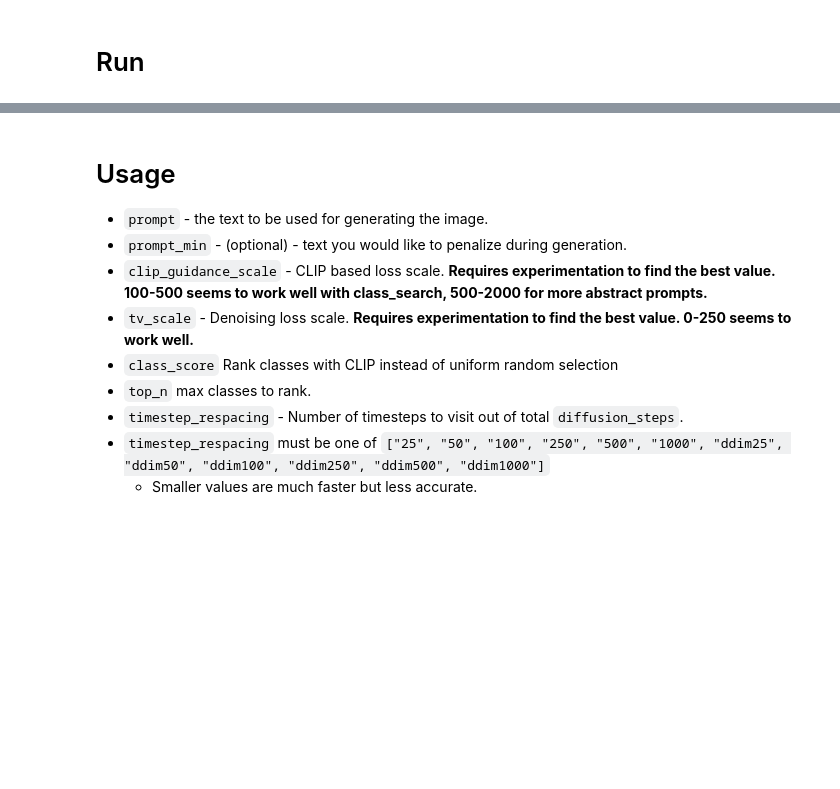
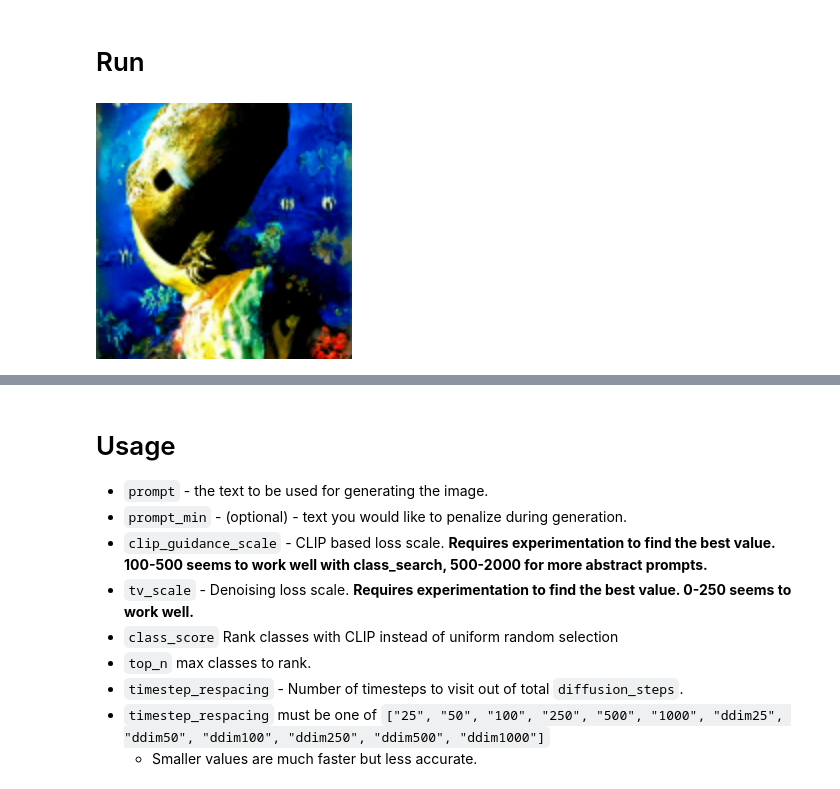
Before and after one commit to afiaka87/clip-guided-diffusion, a Jupyter notebook: cgd.ipynb, the cells around one changed output, grey strips where cells are left out. Saved outputs shown, nothing was run; the diff lists cells and outputs as text; code cells hidden in the pictures; blank space fills up the shorter version.

Commit message:
VRAM cleanup and GIF display (WIP)

```diff
--- a/cgd.ipynb
+++ b/cgd.ipynb
@@ -110,54 +159,52 @@ total_steps = int(timestep_respacing.replace("ddim","")) - skip_timesteps
 # %%
-#@title Initialize CLIP Guided Diffusion and Progress Bar
+#@title Start diffusion
+from PIL import Image as pil_Image
 
-from tqdm.autonotebook import tqdm
+clear_scrollback = True # @param {type:"boolean"}
+display_width = "256" #@param {type:"string"}
+if len(display_width) > 0:
+    display_width = int(display_width)
+else:
+    display_width = 256 if image_size < 512 else 512
 
-
-# convert Path arg to Path object
-
-# Load init image.
-if len(init_image) > 0:
-    if init_image.startswith("http"):
-        !wget --continue $init_image -O init_image.jpg
-    else:
-        !cp -n -v $init_image init_image.jpg
-    init_image = "init_image.jpg"
-# Initialize clip guided diffusion generator
-
-import sys
+refresh_cuda_memory()
 sys.path.append("clip-guided-diffusion")
 sys.path.append("guided-diffusion")
 from cgd.cgd import clip_guided_diffusion
-
-_class_cond = not unconditional
 cgd_samples = clip_guided_diffusion(
     prompt=prompt,
     prompt_min=prompt_min,
     min_weight=min_weight,
     batch_size=batch_size,
     tv_scale=tv_scale,
     top_n=top_n,
     image_size=image_size,
     class_cond=_class_cond,
     clip_guidance_scale=clip_guidance_scale,
     cutout_power=cutout_power,
     num_cutouts=num_cutouts,
     timestep_respacing=timestep_respacing,
     seed=seed,
     diffusion_steps=diffusion_steps,
     skip_timesteps=skip_timesteps,
     init_image=init_image,
     clip_model_name=clip_model_name,
     class_score=class_score,
     randomize_class=(_class_cond),
     fp32_diffusion=fp32_diffusion,
     noise_schedule=noise_schedule,
     dropout=dropout,
     augs=augs
 )
+all_generations = []
+for step, output_path in enumerate(cgd_samples):
+    progress_bar.update(save_frequency)
+    ipy_clear_output(clear_scrollback)
+    all_generations.append(output_path)
+    progress_bar.set_description(f"Saving image {step} to {output_path}")
+    ipy_display(ipy_Image(output_path, width=display_width))
 
-import pathlib
-pathlib.Path("outputs").mkdir(exist_ok=True)
-total_steps = int(timestep_respacing.replace("ddim","")) - skip_timesteps
 
-progress_bar = tqdm(total=total_steps, unit="steps")
+refresh_cuda_memory()
+# %% [output]
+[figure, added]
```
Also changed, not shown: parts of 4 cells of this notebook.
